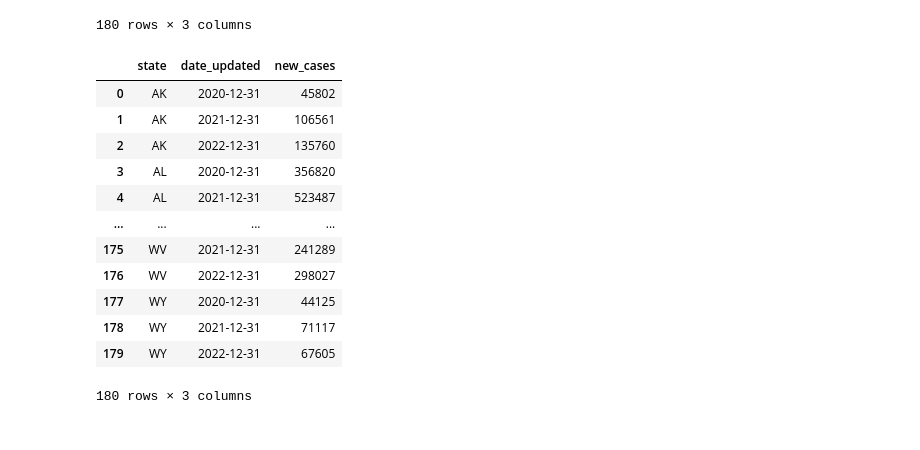
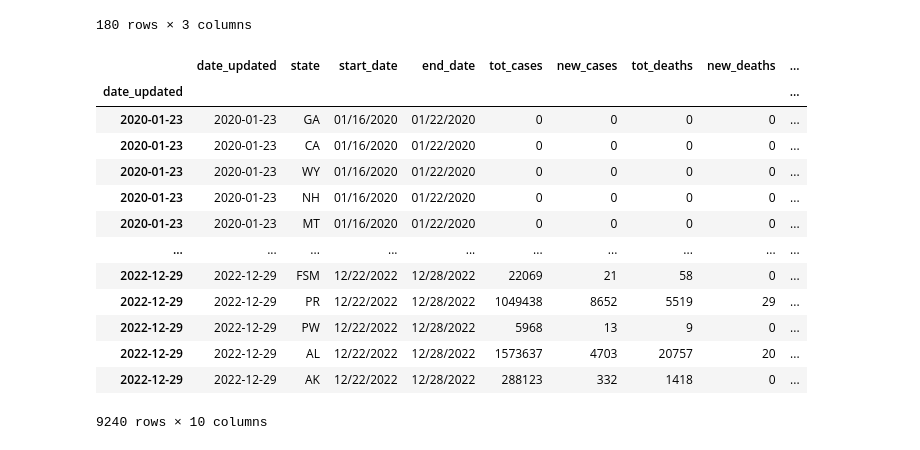
Before and after one commit to samaypanwar/HEALTH-ECONS, a Jupyter notebook: group_project/data_mapping.ipynb, the cells around one changed output. Saved outputs shown, nothing was run; the diff lists cells and outputs as text; code cells hidden in the pictures.

```diff
--- a/group_project/data_mapping.ipynb
+++ b/group_project/data_mapping.ipynb
@@ -318,19 +318,20 @@ tmp
 | 178 | WY | 2021-12-31 | 71117 |
 | 179 | WY | 2022-12-31 | 67605 |
 180 rows × 3 columns
-# %%
-tmp
-# %% [output]
-|  | state | date_updated | new_cases |
-| 0 | AK | 2020-12-31 | 45802 |
-| 1 | AK | 2021-12-31 | 106561 |
-| 2 | AK | 2022-12-31 | 135760 |
-| 3 | AL | 2020-12-31 | 356820 |
-| 4 | AL | 2021-12-31 | 523487 |
-| ... | ... | ... | ... |
-| 175 | WV | 2021-12-31 | 241289 |
-| 176 | WV | 2022-12-31 | 298027 |
-| 177 | WY | 2020-12-31 | 44125 |
-| 178 | WY | 2021-12-31 | 71117 |
-| 179 | WY | 2022-12-31 | 67605 |
-180 rows × 3 columns
+# %%
+df
+# %% [output]
+|  | date_updated | state | start_date | end_date | tot_cases | new_cases | tot_deaths | new_deaths | ... |
+| date_updated |  |  |  |  |  |  |  |  | ... |
+| 2020-01-23 | 2020-01-23 | GA | 01/16/2020 | 01/22/2020 | 0 | 0 | 0 | 0 | ... |
+| 2020-01-23 | 2020-01-23 | CA | 01/16/2020 | 01/22/2020 | 0 | 0 | 0 | 0 | ... |
+| 2020-01-23 | 2020-01-23 | WY | 01/16/2020 | 01/22/2020 | 0 | 0 | 0 | 0 | ... |
+| 2020-01-23 | 2020-01-23 | NH | 01/16/2020 | 01/22/2020 | 0 | 0 | 0 | 0 | ... |
+| 2020-01-23 | 2020-01-23 | MT | 01/16/2020 | 01/22/2020 | 0 | 0 | 0 | 0 | ... |
+| ... | ... | ... | ... | ... | ... | ... | ... | ... | ... |
+| 2022-12-29 | 2022-12-29 | FSM | 12/22/2022 | 12/28/2022 | 22069 | 21 | 58 | 0 | ... |
+| 2022-12-29 | 2022-12-29 | PR | 12/22/2022 | 12/28/2022 | 1049438 | 8652 | 5519 | 29 | ... |
+| 2022-12-29 | 2022-12-29 | PW | 12/22/2022 | 12/28/2022 | 5968 | 13 | 9 | 0 | ... |
+| 2022-12-29 | 2022-12-29 | AL | 12/22/2022 | 12/28/2022 | 1573637 | 4703 | 20757 | 20 | ... |
+| 2022-12-29 | 2022-12-29 | AK | 12/22/2022 | 12/28/2022 | 288123 | 332 | 1418 | 0 | ... |
+9240 rows × 10 columns
```
Also changed, not shown: parts of 3 cells of this notebook, 5 other files.
